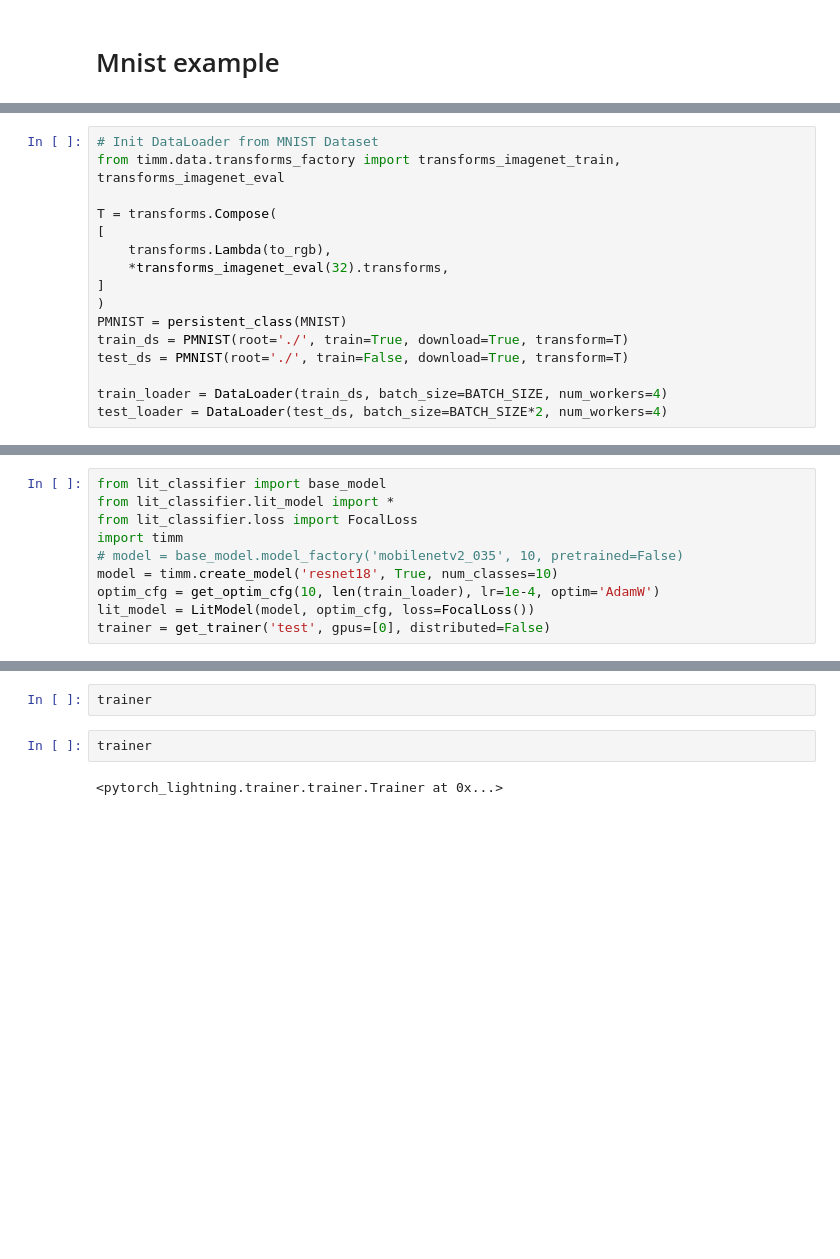
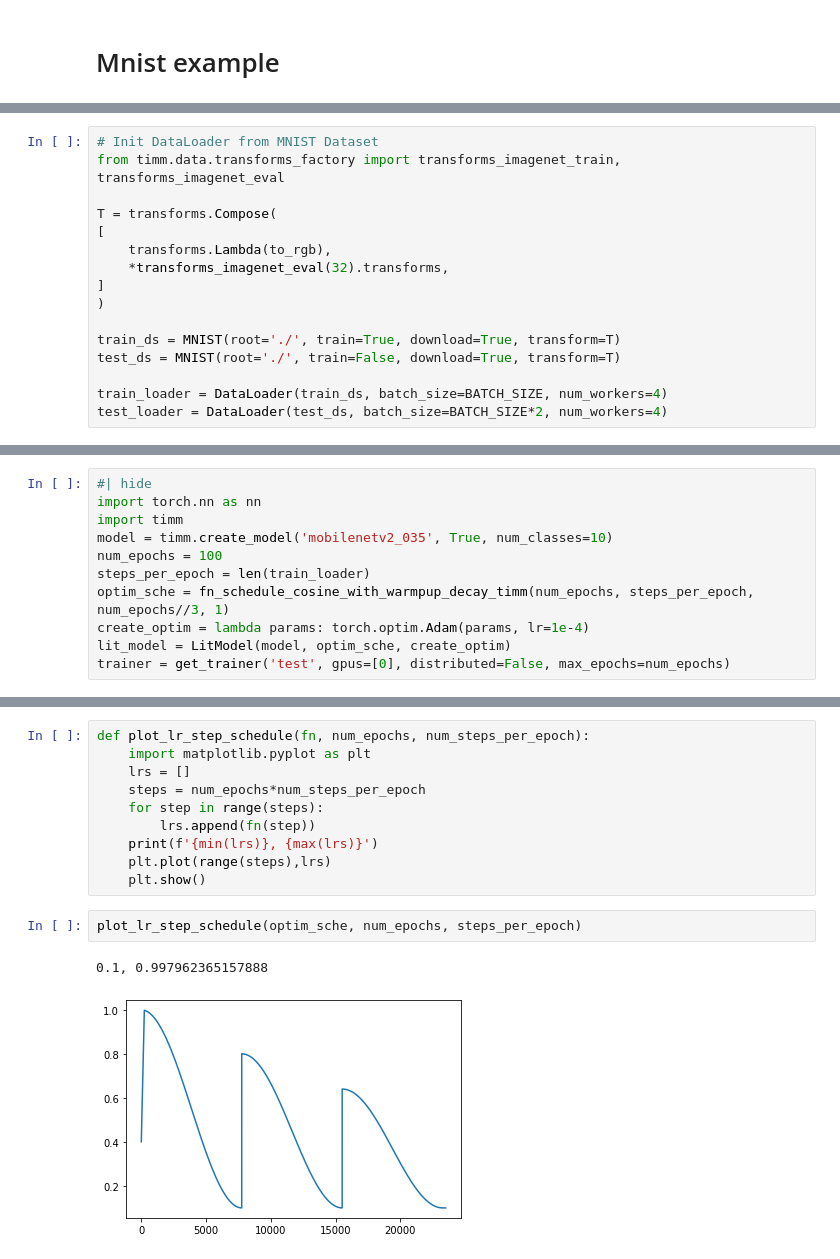
Before and after one commit to anhvth/pl_exp, a Jupyter notebook: nbs/01_lit_model.ipynb, the cells around one changed output, grey strips where cells are left out. Saved outputs shown, nothing was run; the diff lists cells and outputs as text; blank space fills up the shorter version.

```diff
--- a/nbs/01_lit_model.ipynb
+++ b/nbs/01_lit_model.ipynb
@@ -348,9 +275,9 @@ T = transforms.Compose(
     *transforms_imagenet_eval(32).transforms,
 ]
 )
-PMNIST = persistent_class(MNIST)
-train_ds = PMNIST(root='./', train=True, download=True, transform=T)
-test_ds = PMNIST(root='./', train=False, download=True, transform=T)
+
+train_ds = MNIST(root='./', train=True, download=True, transform=T)
+test_ds = MNIST(root='./', train=False, download=True, transform=T)
 
 train_loader = DataLoader(train_ds, batch_size=BATCH_SIZE, num_workers=4)
 test_loader = DataLoader(test_ds, batch_size=BATCH_SIZE*2, num_workers=4)
@@ -359,11 +286,12 @@ test_loader = DataLoader(test_ds, batch_size=BATCH_SIZE*2, num_workers=4)
 # %%
-from lit_classifier import base_model
-from lit_classifier.lit_model import *
-from lit_classifier.loss import FocalLoss
+#| hide
+import torch.nn as nn
 import timm
-# model = base_model.model_factory('mobilenetv2_035', 10, pretrained=False)
-model = timm.create_model('resnet18', True, num_classes=10)
-optim_cfg = get_optim_cfg(10, len(train_loader), lr=1e-4, optim='AdamW')
-lit_model = LitModel(model, optim_cfg, loss=FocalLoss())
-trainer = get_trainer('test', gpus=[0], distributed=False)
+model = timm.create_model('mobilenetv2_035', True, num_classes=10)
+num_epochs = 100
+steps_per_epoch = len(train_loader)
+optim_sche = fn_schedule_cosine_with_warmpup_decay_timm(num_epochs, steps_per_epoch, num_epochs//3, 1)
+create_optim = lambda params: torch.optim.Adam(params, lr=1e-4)
+lit_model = LitModel(model, optim_sche, create_optim)
+trainer = get_trainer('test', gpus=[0], distributed=False, max_epochs=num_epochs)
 # %% [output]
@@ -372,9 +302,18 @@ GPU available: True, used: True
 TPU available: False, using: 0 TPU cores
 IPU available: False, using: 0 IPUs
 HPU available: False, using: 0 HPUs
-# %%
-trainer
-# %%
-trainer
-# %% [output]
-<pytorch_lightning.trainer.trainer.Trainer at 0x...>
+# %%
+def plot_lr_step_schedule(fn, num_epochs, num_steps_per_epoch):
+    import matplotlib.pyplot as plt
+    lrs = []
+    steps = num_epochs*num_steps_per_epoch
+    for step in range(steps):
+        lrs.append(fn(step))
+    print(f'{min(lrs)}, {max(lrs)}')
+    plt.plot(range(steps),lrs)
+    plt.show()
+# %%
+plot_lr_step_schedule(optim_sche, num_epochs, steps_per_epoch)
+# %% [output]
+0.1, 0.997962365157888
+[figure, added]
```
Also changed, not shown: parts of 30 cells of this notebook, 4 other files.
